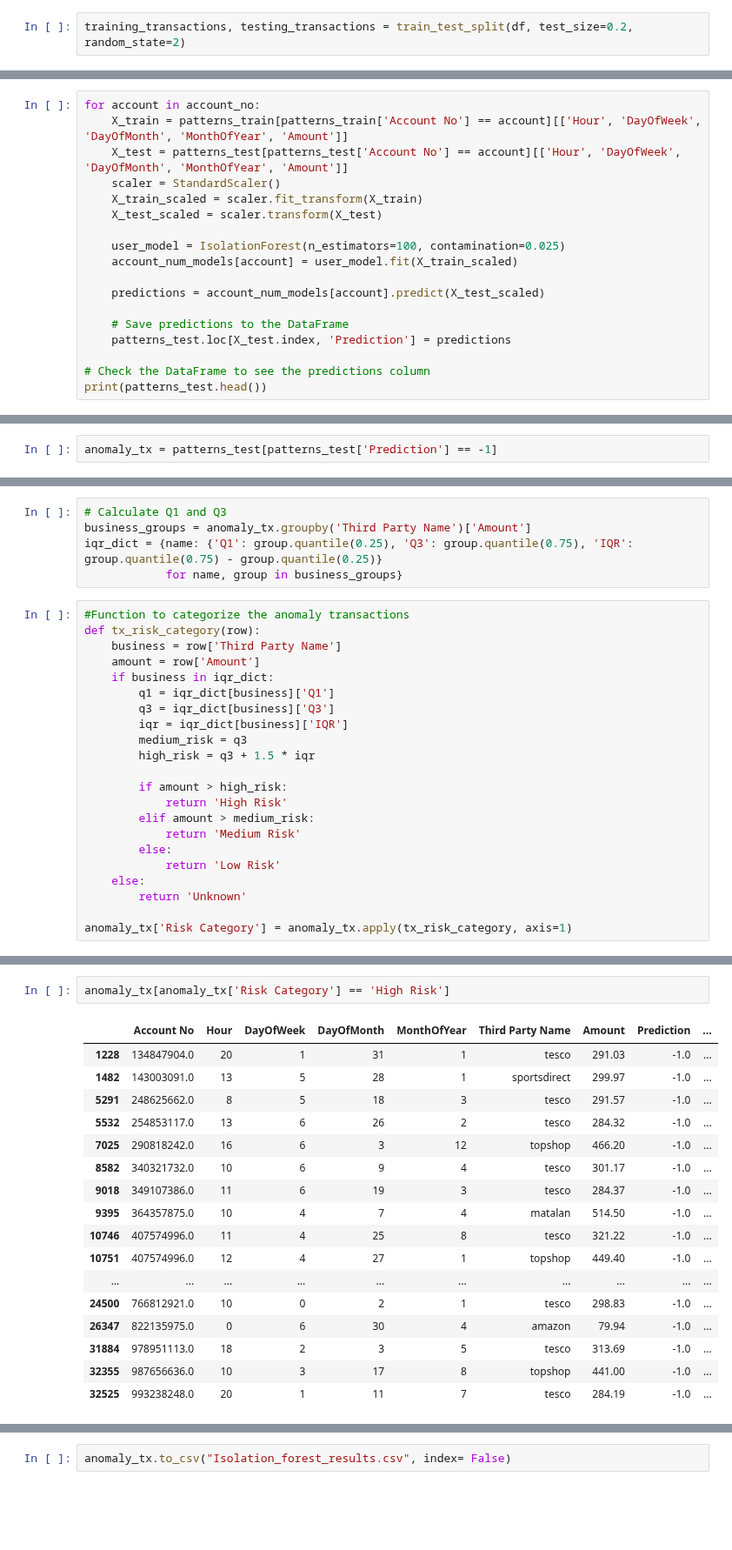
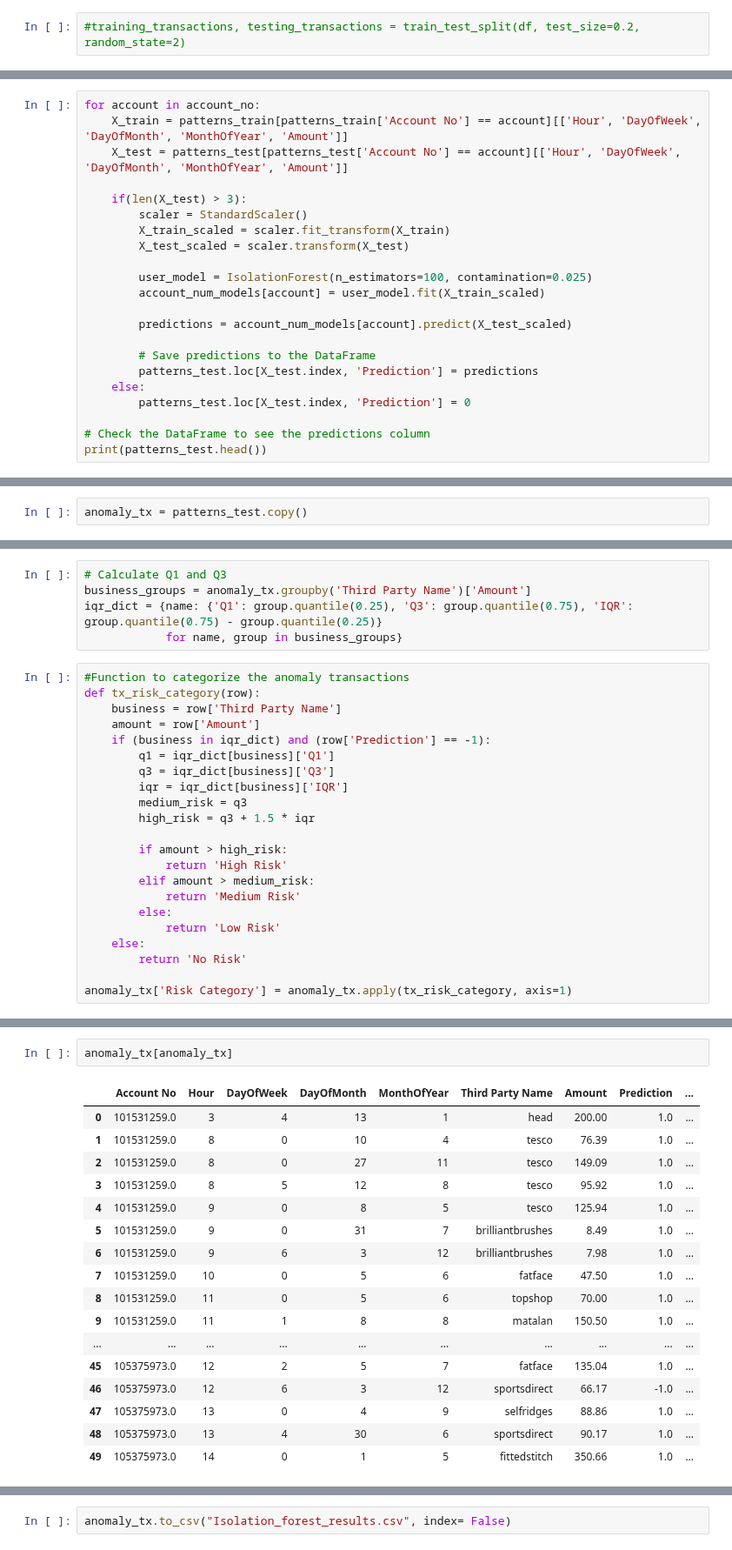
Before and after one commit to UoB-DSMP-2023-24/dsmp-2024-group27, a Jupyter notebook: AnomalyDetection/User Isolation Forest Categorized.ipynb, the cells around one changed output, grey strips where cells are left out. Shown at 87% size. Cells and saved outputs as stored; diff of their text form; blank space fills up the shorter version.

```diff
--- a/AnomalyDetection/User Isolation Forest Categorized.ipynb
+++ b/AnomalyDetection/User Isolation Forest Categorized.ipynb
@@ -16,5 +41,5 @@ df['Third Party Name'] = df['Third Party Name'].str.lower().str.replace(' ', '')
 # %%
-training_transactions, testing_transactions = train_test_split(df, test_size=0.2, random_state=2)
+#training_transactions, testing_transactions = train_test_split(df, test_size=0.2, random_state=2)
 # %% [markdown]
 ## Remove certain industries
 # %%
@@ -70,17 +111,21 @@ account_num_models = dict(zip(key_list, value_list))
 for account in account_no:
     X_train = patterns_train[patterns_train['Account No'] == account][['Hour', 'DayOfWeek', 'DayOfMonth', 'MonthOfYear', 'Amount']]
     X_test = patterns_test[patterns_test['Account No'] == account][['Hour', 'DayOfWeek', 'DayOfMonth', 'MonthOfYear', 'Amount']]
-    scaler = StandardScaler()
-    X_train_scaled = scaler.fit_transform(X_train)
-    X_test_scaled = scaler.transform(X_test)
 
-    user_model = IsolationForest(n_estimators=100, contamination=0.025)
-    account_num_models[account] = user_model.fit(X_train_scaled)
+    if(len(X_test) > 3):
+        scaler = StandardScaler()
+        X_train_scaled = scaler.fit_transform(X_train)
+        X_test_scaled = scaler.transform(X_test)
 
-    predictions = account_num_models[account].predict(X_test_scaled)
+        user_model = IsolationForest(n_estimators=100, contamination=0.025)
+        account_num_models[account] = user_model.fit(X_train_scaled)
 
-    # Save predictions to the DataFrame
-    patterns_test.loc[X_test.index, 'Prediction'] = predictions
+        predictions = account_num_models[account].predict(X_test_scaled)
+
+        # Save predictions to the DataFrame
+        patterns_test.loc[X_test.index, 'Prediction'] = predictions
+    else:
+        patterns_test.loc[X_test.index, 'Prediction'] = 0
 
 # Check the DataFrame to see the predictions column
 print(patterns_test.head())
@@ -101,4 +146,4 @@ print(patterns_test.head())
 # %% [markdown]
 ## Pruning for Anomalous Transactions
 # %%
-anomaly_tx = patterns_test[patterns_test['Prediction'] == -1]
+anomaly_tx = patterns_test.copy()
@@ -112,7 +173,7 @@ iqr_dict = {name: {'Q1': group.quantile(0.25), 'Q3': group.quantile(0.75), 'IQR'
 def tx_risk_category(row):
     business = row['Third Party Name']
     amount = row['Amount']
-    if business in iqr_dict:
+    if (business in iqr_dict) and (row['Prediction'] == -1):
         q1 = iqr_dict[business]['Q1']
         q3 = iqr_dict[business]['Q3']
         iqr = iqr_dict[business]['IQR']
@@ -126,6 +187,6 @@ def tx_risk_category(row):
         else:
             return 'Low Risk'
     else:
-        return 'Unknown'
+        return 'No Risk'
 
 anomaly_tx['Risk Category'] = anomaly_tx.apply(tx_risk_category, axis=1)
@@ -138,23 +193,23 @@ See the caveats in the documentation: https://pandas.pydata.org/pandas-docs/stab
 # %%
-anomaly_tx[anomaly_tx['Risk Category'] == 'High Risk']
+anomaly_tx[anomaly_tx]
 # %% [output]
 |  | Account No | Hour | DayOfWeek | DayOfMonth | MonthOfYear | Third Party Name | Amount | Prediction | ... |
-| 1228 | 134847904.0 | 20 | 1 | 31 | 1 | tesco | 291.03 | -1.0 | ... |
-| 1482 | 143003091.0 | 13 | 5 | 28 | 1 | sportsdirect | 299.97 | -1.0 | ... |
-| 5291 | 248625662.0 | 8 | 5 | 18 | 3 | tesco | 291.57 | -1.0 | ... |
-| 5532 | 254853117.0 | 13 | 6 | 26 | 2 | tesco | 284.32 | -1.0 | ... |
-| 7025 | 290818242.0 | 16 | 6 | 3 | 12 | topshop | 466.20 | -1.0 | ... |
-| 8582 | 340321732.0 | 10 | 6 | 9 | 4 | tesco | 301.17 | -1.0 | ... |
-| 9018 | 349107386.0 | 11 | 6 | 19 | 3 | tesco | 284.37 | -1.0 | ... |
-| 9395 | 364357875.0 | 10 | 4 | 7 | 4 | matalan | 514.50 | -1.0 | ... |
-| 10746 | 407574996.0 | 11 | 4 | 25 | 8 | tesco | 321.22 | -1.0 | ... |
-| 10751 | 407574996.0 | 12 | 4 | 27 | 1 | topshop | 449.40 | -1.0 | ... |
+| 0 | 101531259.0 | 3 | 4 | 13 | 1 | head | 200.00 | 1.0 | ... |
+| 1 | 101531259.0 | 8 | 0 | 10 | 4 | tesco | 76.39 | 1.0 | ... |
+| 2 | 101531259.0 | 8 | 0 | 27 | 11 | tesco | 149.09 | 1.0 | ... |
+| 3 | 101531259.0 | 8 | 5 | 12 | 8 | tesco | 95.92 | 1.0 | ... |
+| 4 | 101531259.0 | 9 | 0 | 8 | 5 | tesco | 125.94 | 1.0 | ... |
+| 5 | 101531259.0 | 9 | 0 | 31 | 7 | brilliantbrushes | 8.49 | 1.0 | ... |
+| 6 | 101531259.0 | 9 | 6 | 3 | 12 | brilliantbrushes | 7.98 | 1.0 | ... |
+| 7 | 101531259.0 | 10 | 0 | 5 | 6 | fatface | 47.50 | 1.0 | ... |
+| 8 | 101531259.0 | 11 | 0 | 5 | 6 | topshop | 70.00 | 1.0 | ... |
+| 9 | 101531259.0 | 11 | 1 | 8 | 8 | matalan | 150.50 | 1.0 | ... |
 | ... | ... | ... | ... | ... | ... | ... | ... | ... | ... |
-| 24500 | 766812921.0 | 10 | 0 | 2 | 1 | tesco | 298.83 | -1.0 | ... |
-| 26347 | 822135975.0 | 0 | 6 | 30 | 4 | amazon | 79.94 | -1.0 | ... |
-| 31884 | 978951113.0 | 18 | 2 | 3 | 5 | tesco | 313.69 | -1.0 | ... |
-| 32355 | 987656636.0 | 10 | 3 | 17 | 8 | topshop | 441.00 | -1.0 | ... |
-| 32525 | 993238248.0 | 20 | 1 | 11 | 7 | tesco | 284.19 | -1.0 | ... |
+| 45 | 105375973.0 | 12 | 2 | 5 | 7 | fatface | 135.04 | 1.0 | ... |
+| 46 | 105375973.0 | 12 | 6 | 3 | 12 | sportsdirect | 66.17 | -1.0 | ... |
+| 47 | 105375973.0 | 13 | 0 | 4 | 9 | selfridges | 88.86 | 1.0 | ... |
+| 48 | 105375973.0 | 13 | 4 | 30 | 6 | sportsdirect | 90.17 | 1.0 | ... |
+| 49 | 105375973.0 | 14 | 0 | 1 | 5 | fittedstitch | 350.66 | 1.0 | ... |
 # %%
 import matplotlib.pyplot as plt
 
```
Also changed, not shown: parts of 8 cells of this notebook, 3 other files.
